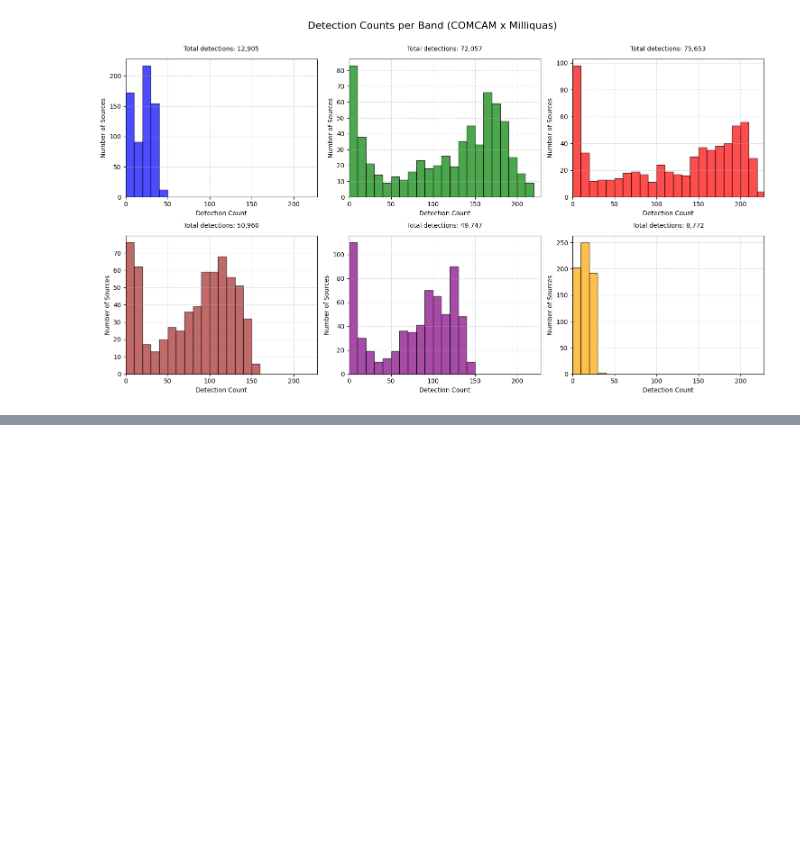
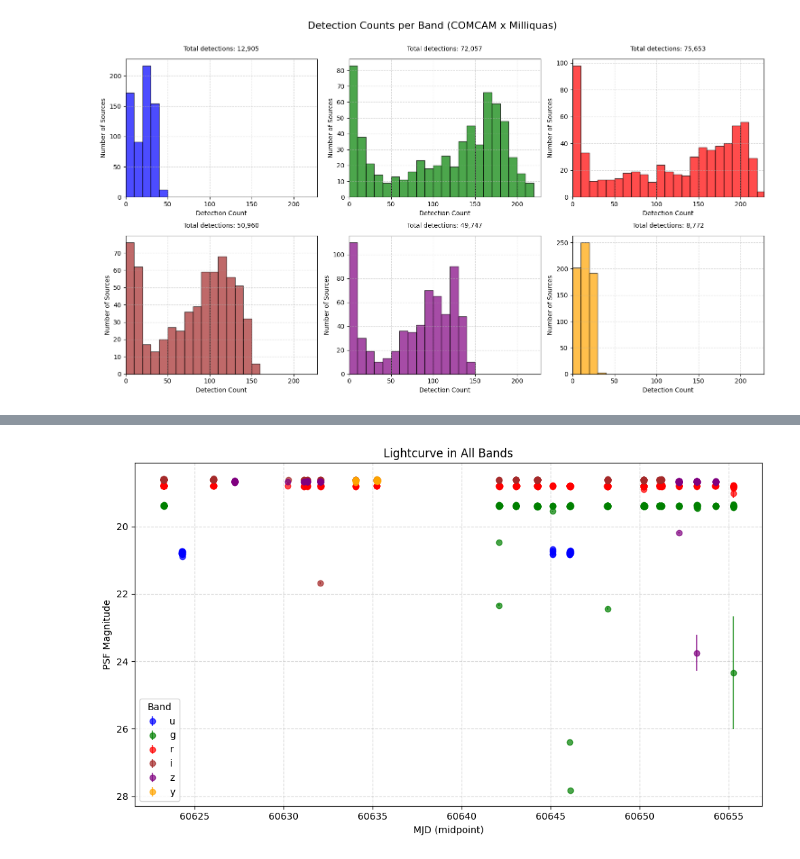
Before and after one commit to lsst-sitcom/linccf, a Jupyter notebook: internal/agn_variability/ComCam x Milliquas.ipynb, the cells around one changed output, grey strips where cells are left out. Drawn from its saved outputs; the diff is of its cells as text; code cells hidden in the pictures; blank space fills up the shorter version.

```diff
--- a/internal/agn_variability/ComCam x Milliquas.ipynb
+++ b/internal/agn_variability/ComCam x Milliquas.ipynb
@@ -487,0 +295,44 @@ Referencing: https://github.com/rubin-dp0/delegate-contributions-dp02/blob/main/
+# %%
+
+# Extract the nested DataFrame
+df_lc = comcam_AGN_many_r.iloc[1]['objectForcedSource_COM']
+
+# Define bands and their colors
+band_colors = {
+    'u': 'blue',
+    'g': 'green',
+    'r': 'red',
+    'i': 'brown',
+    'z': 'purple',
+    'y': 'orange'
+}
+
+# Create figure
+plt.figure(figsize=(10, 6))
+
+# Loop over each band and plot
+for band, color in band_colors.items():
+    df_band = df_lc[df_lc['band'] == band]
+    if df_band.empty:
+        continue
+    plt.errorbar(
+        df_band['midpointMjdTai'],
+        df_band['psfMag'],
+        yerr=df_band['psfMagErr'],
+        fmt='o',
+        label=band,
+        color=color,
+        alpha=0.7
+    )
+
+# Configure plot
+plt.gca().invert_yaxis()  # Magnitude scale
+plt.xlabel("MJD (midpoint)")
+plt.ylabel("PSF Magnitude")
+plt.title("Lightcurve in All Bands")
+plt.legend(title="Band")
+plt.grid(True, linestyle='--', alpha=0.5)
+plt.tight_layout()
+plt.show()
+# %% [output]
+[figure, added]
```
Also changed, not shown: parts of 37 cells of this notebook.
